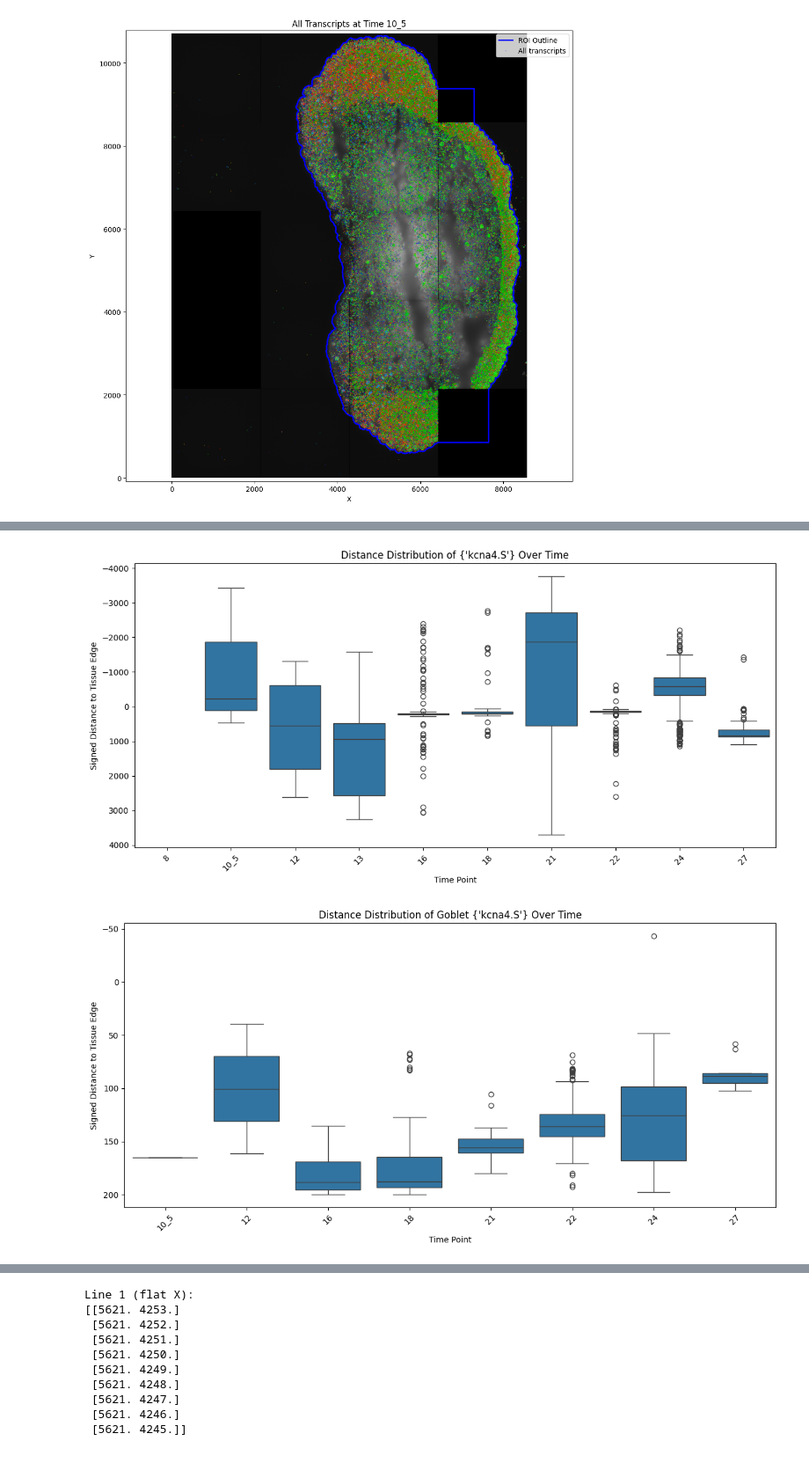
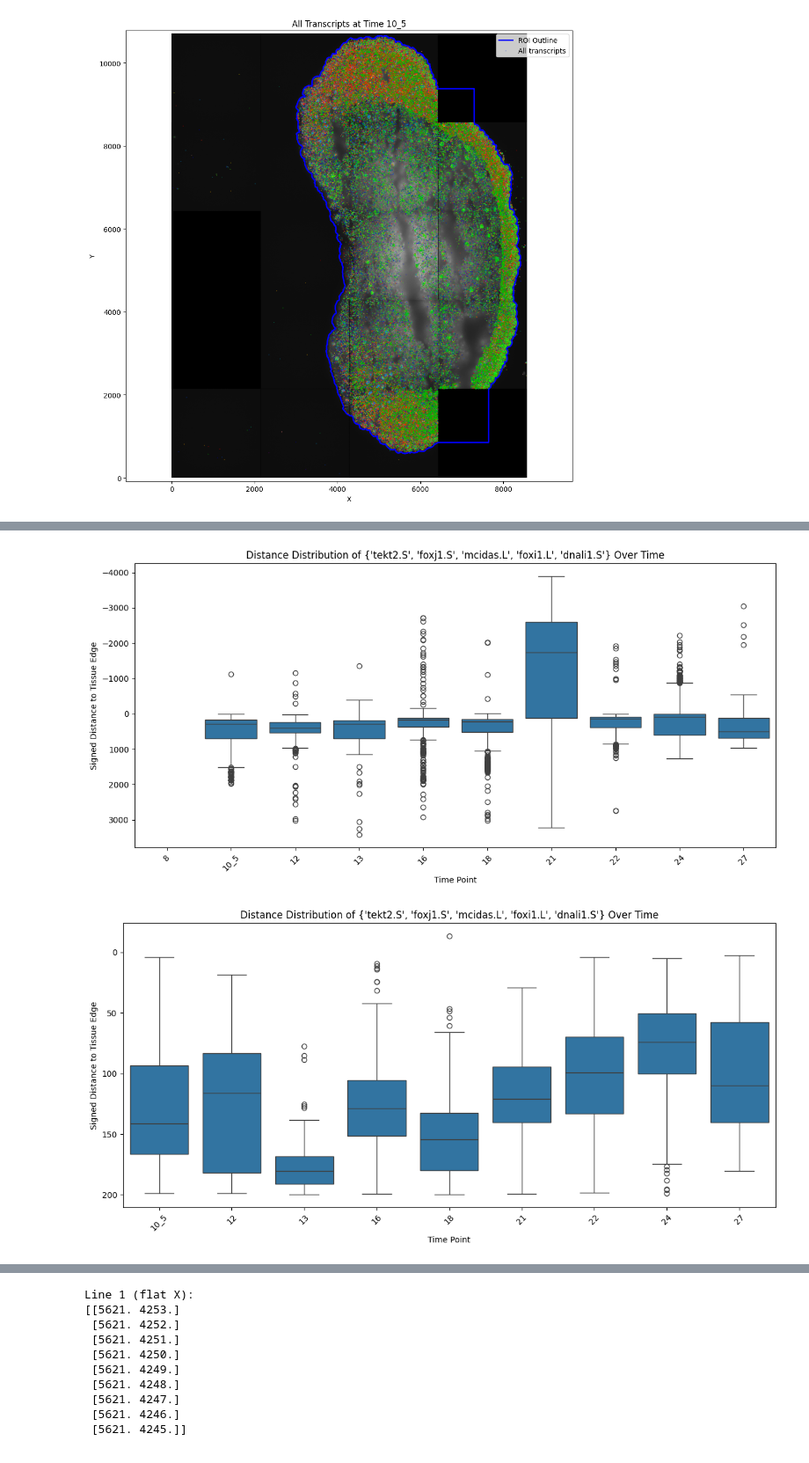
Before and after one commit to Sedzinski-Lab/Spatify, a Jupyter notebook: Analyse/distance.ipynb, the cells around one changed output, grey strips where cells are left out. Shown at 88% size. Saved outputs shown, nothing was run; the diff lists cells and outputs as text; code cells hidden in the pictures.

Commit message:
update distance calculation

```diff
--- a/Analyse/distance.ipynb
+++ b/Analyse/distance.ipynb
@@ -93,7 +93,8 @@ print(np.sort(data["gene"].unique()))
  'spdef.S' 'sytl1.S' 'tbx3.S' 'tekt2.S' 'tp63.L' 'tp63.S' 'twist1.S'
  'unc5c.L' 'upk1a.S' 'upk1b.S' 'upk2.L' 'upk3a.L' 'vgll4l.S' 'vim.S']
 # %%
-genes = {'kcna4.S'}
+#genes = {'dnali1.S'}
+genes = {'mcidas.L','mcidas.L','tekt2.S','dnali1.S','foxi1.L','foxj1.S'}
 genes_data = data[data['gene'].isin(genes)].copy()
 # %%
 # Ensure Time is treated as a string for sorting and display
@@ -113,23 +114,23 @@ plt.tight_layout()
 plt.gca().invert_yaxis()
 plt.show()
 # %% [output]
-[figure, old version]
+[figure, new version]
 # %%
 genes_data = genes_data[(genes_data['Distance_To_Outline'] > -50) &
                           (genes_data['Distance_To_Outline'] < 200)]
 
 # Sort time points numerically
 sorted_times = sorted(genes_data['Time'].unique(), key=lambda x: float(x.replace('_', '.')))
 
 # Plot
 plt.figure(figsize=(12, 6))
 sns.boxplot(data=genes_data, x='Time', y='Distance_To_Outline', order=sorted_times)
-plt.title(f'Distance Distribution of Goblet {genes} Over Time')
+plt.title(f'Distance Distribution of {genes} Over Time')
 plt.xlabel('Time Point')
 plt.ylabel('Signed Distance to Tissue Edge')
 plt.xticks(rotation=45)
 plt.gca().invert_yaxis()
 plt.tight_layout()
 plt.show()
 # %% [output]
-[figure, old version]
+[figure, new version]
```
Also changed, not shown: parts of 4 cells of this notebook, 1 other file.
